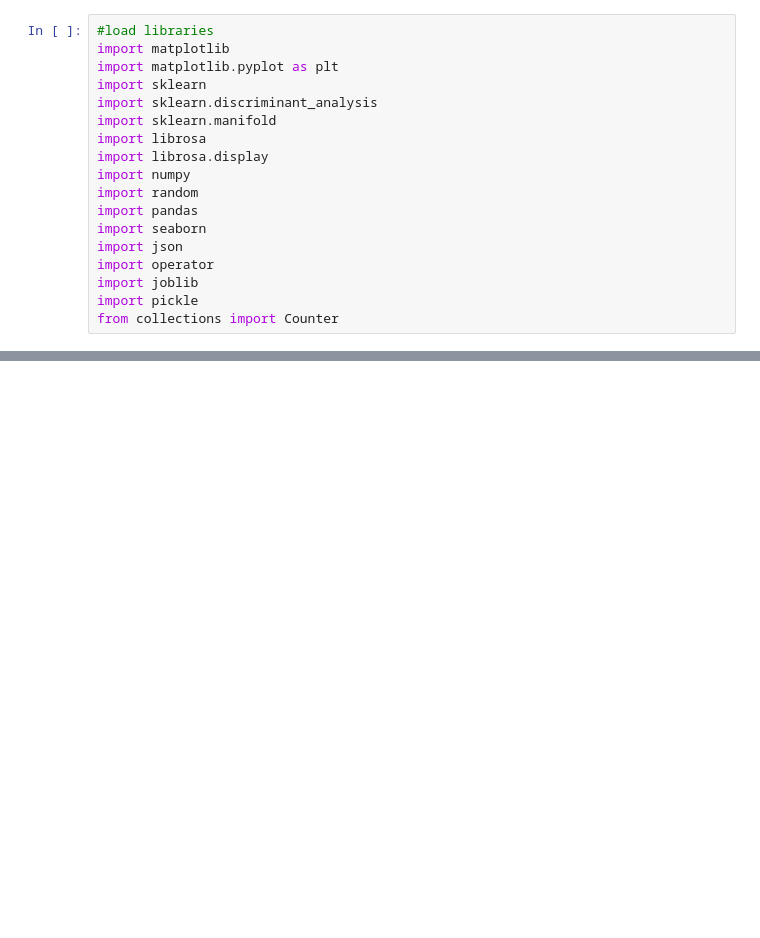
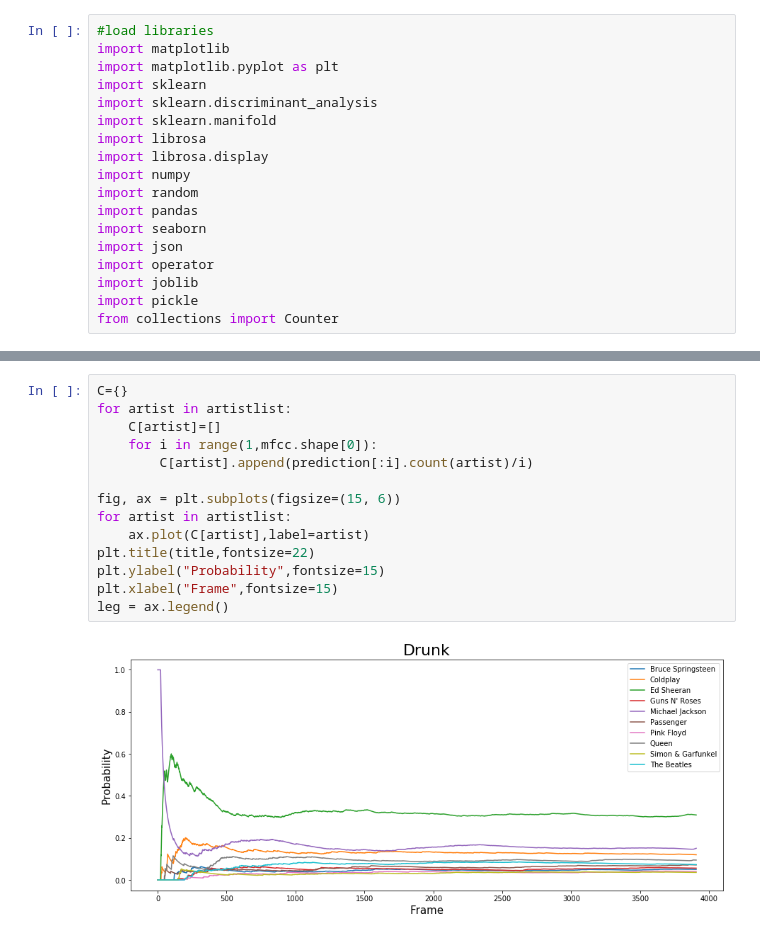
Before and after one commit to mr-96/SML-Project, a Jupyter notebook: 7 - Test a new Song with the best model (for FUN).ipynb, the cells around one changed output, grey strips where cells are left out. Saved outputs shown, nothing was run; the diff lists cells and outputs as text; blank space fills up the shorter version.

```diff
--- a/7 - Test a new Song with the best model (for FUN).ipynb
+++ b/7 - Test a new Song with the best model (for FUN).ipynb
@@ -61,0 +71,16 @@ plt.show()
+# %%
+C={}
+for artist in artistlist:
+    C[artist]=[]
+    for i in range(1,mfcc.shape[0]):
+        C[artist].append(prediction[:i].count(artist)/i)
+
+fig, ax = plt.subplots(figsize=(15, 6))
+for artist in artistlist:
+    ax.plot(C[artist],label=artist)
+plt.title(title,fontsize=22)
+plt.ylabel("Probability",fontsize=15)
+plt.xlabel("Frame",fontsize=15)
+leg = ax.legend()
+# %% [output]
+[figure, added]
```
Also changed, not shown: parts of 2 cells of this notebook.
